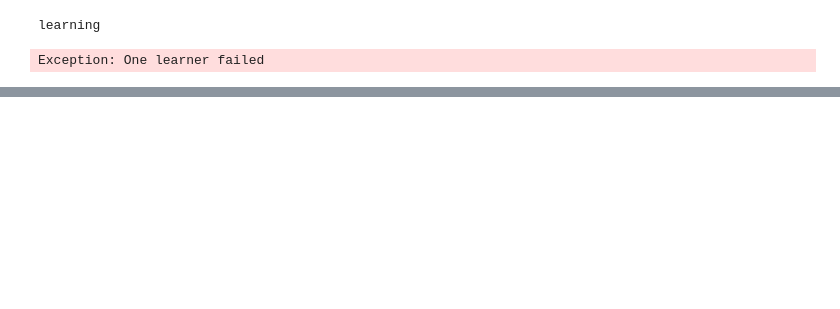
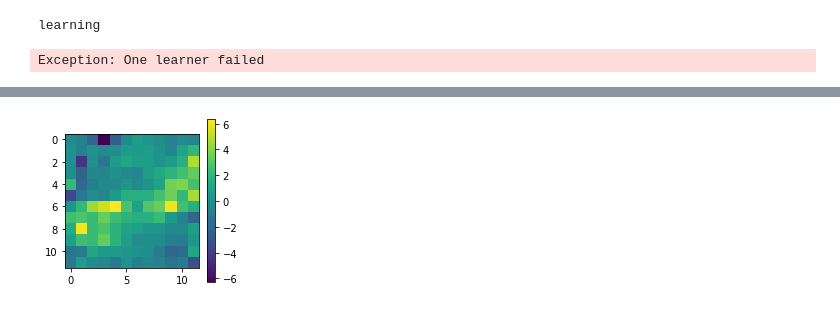
Before and after one commit to ccli3896/RLWorms, a Jupyter notebook: 12_19_homeTesting/RunMoreThings.ipynb, the cells around one changed output, grey strips where cells are left out. Drawn from its saved outputs; the diff is of its cells as text; code cells hidden in the pictures; blank space fills up the shorter version.

```diff
--- a/12_19_homeTesting/RunMoreThings.ipynb
+++ b/12_19_homeTesting/RunMoreThings.ipynb
@@ -72,0 +98,3 @@ Exception: One learner failed
+# %%
+mset = eme.ModelSet(1,frac=1)
+mset.make_models(dh,{'lambda':.05,'iters':30})
@@ -72,0 +141,6 @@ Exception: One learner failed
+# %%
+plt.figure(figsize=(3,3))
+plt.imshow(mset.models[0]['reward_on'][:,:,0])
+plt.colorbar();
+# %% [output]
+[figure, added]
```
Also changed, not shown: parts of 22 cells of this notebook, 2 other files.
